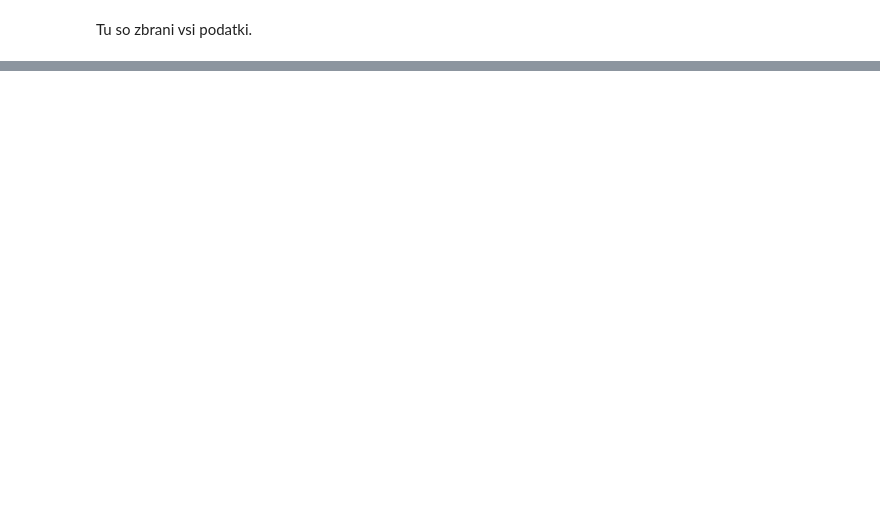
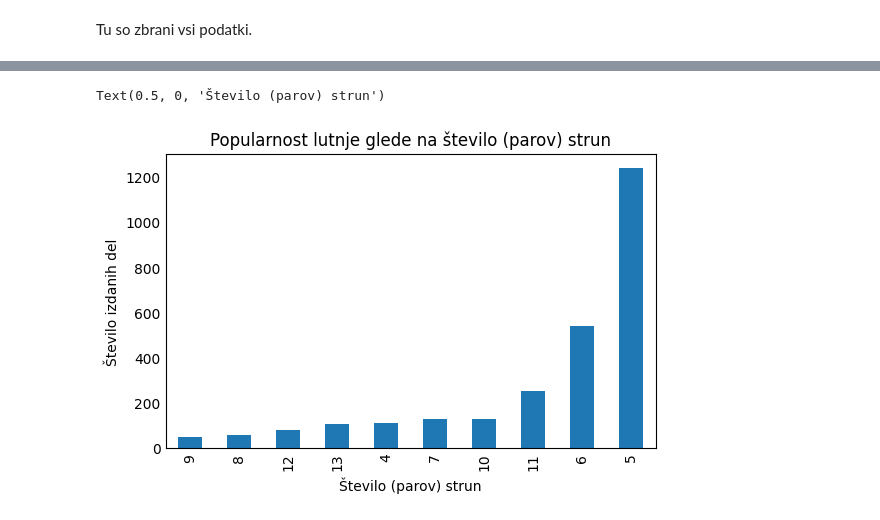
Before and after one commit to matijaskrt/uvp-seminarska-naloga, a Jupyter notebook: analiza.ipynb, the cells around one changed output, grey strips where cells are left out. Cells and saved outputs as stored; diff of their text form; code cells hidden in the pictures; blank space fills up the shorter version.

```diff
--- a/analiza.ipynb
+++ b/analiza.ipynb
@@ -22,0 +102,13 @@ podatki.tail(100)
+# %%
+strune = podatki[(podatki.STRUNE != "NONE")].groupby("STRUNE")
+st = []
+for x in range(9403):
+    st += str(podatki.loc[x].at["STRUNE"]).split(", ")
+table = pd.DataFrame(st, columns=['st'])
+table[table.st != "NONE"].groupby("st").size().sort_values().tail(10).plot.bar(figsize = (5, 3))
+plt.title("Popularnost lutnje glede na število (parov) strun")
+plt.ylabel("Število izdanih del")
+plt.xlabel("Število (parov) strun")
+# %% [output]
+Text(0.5, 0, 'Število (parov) strun')
+[figure, added]
```
Also changed, not shown: parts of 8 cells of this notebook, 2 other files.
